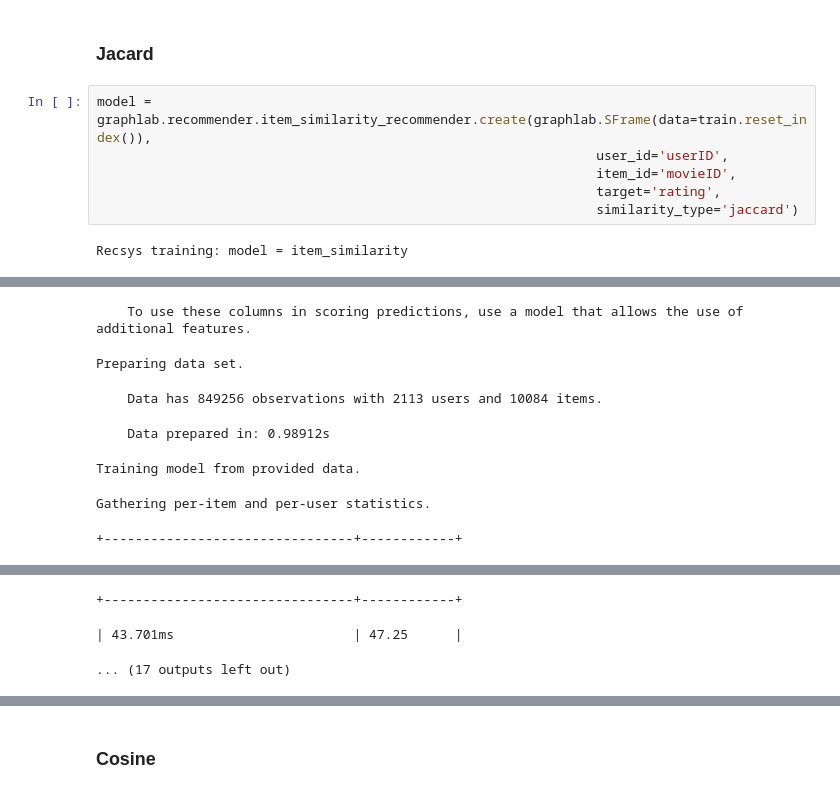
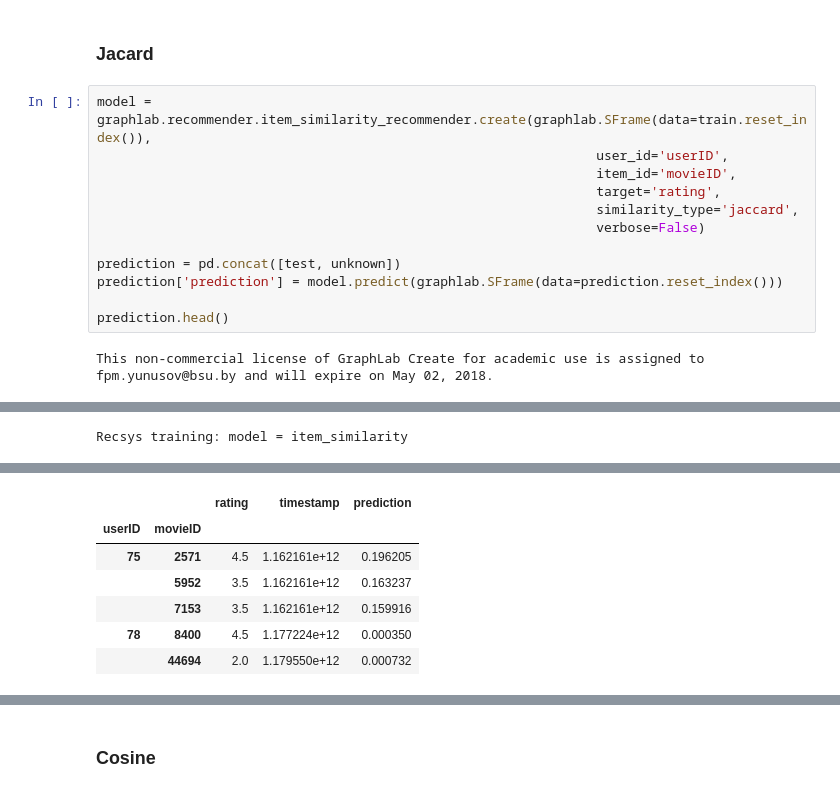
Before and after one commit to YRustt/Contests, a Jupyter notebook: Recommendation system/solution.ipynb, the cells around one changed output, grey strips where cells are left out. Drawn from its saved outputs; the diff is of its cells as text.

```diff
--- a/Recommendation system/solution.ipynb
+++ b/Recommendation system/solution.ipynb
@@ -257,6 +258,12 @@ model = graphlab.recommender.item_similarity_recommender.create(graphlab.SFrame(
                                                                 user_id='userID',
                                                                 item_id='movieID',
                                                                 target='rating',
-                                                                similarity_type='jaccard')
+                                                                similarity_type='jaccard',
+                                                                verbose=False)
+
+prediction = pd.concat([test, unknown])
+prediction['prediction'] = model.predict(graphlab.SFrame(data=prediction.reset_index()))
+
+prediction.head()
 # %% [output]
-Recsys training: model = item_similarity
+This non-commercial license of GraphLab Create for academic use is assigned to fpm.yunusov@bsu.by and will expire on May 02, 2018.
@@ -264,7 +271 @@ Warning: Ignoring columns timestamp;
-    To use these columns in scoring predictions, use a model that allows the use of additional features.
+Recsys training: model = item_similarity
-Preparing data set.
-    Data has 849256 observations with 2113 users and 10084 items.
-    Data prepared in: 0.98912s
-Training model from provided data.
-Gathering per-item and per-user statistics.
-+--------------------------------+------------+
@@ -272,3 +272,7 @@ Gathering per-item and per-user statistics.
-+--------------------------------+------------+
-| 43.701ms                       | 47.25      |
-... (17 outputs left out)
+|  |  | rating | timestamp | prediction |
+| userID | movieID |  |  |  |
+| 75 | 2571 | 4.5 | 1.162161e+12 | 0.196205 |
+|  | 5952 | 3.5 | 1.162161e+12 | 0.163237 |
+|  | 7153 | 3.5 | 1.162161e+12 | 0.159916 |
+| 78 | 8400 | 4.5 | 1.177224e+12 | 0.000350 |
+|  | 44694 | 2.0 | 1.179550e+12 | 0.000732 |
```
Also changed, not shown: parts of 32 cells of this notebook.
